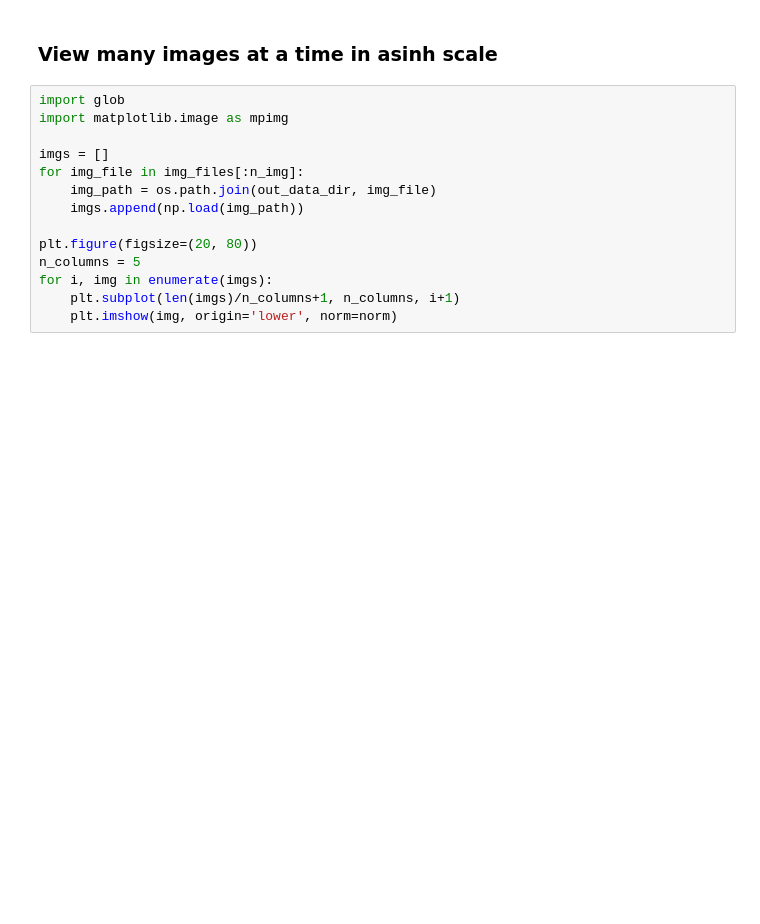
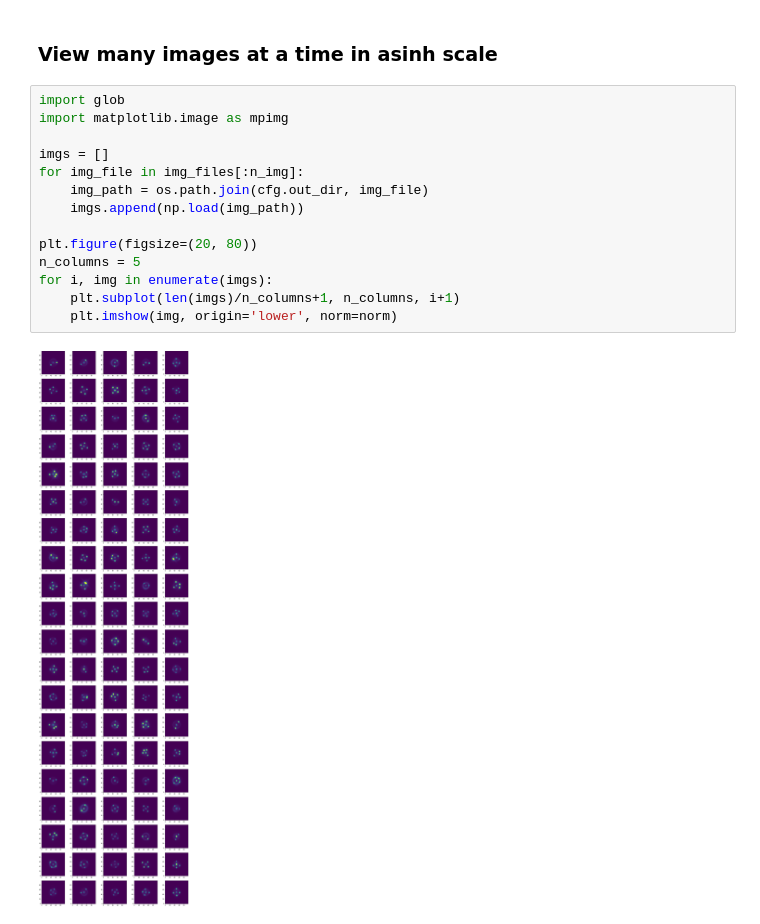
Before and after one commit to jiwoncpark/baobab, a Jupyter notebook: demo/Visualize_images.ipynb, the cells around one changed output. Drawn from its saved outputs; the diff is of its cells as text; blank space fills up the shorter version.

```diff
--- a/demo/Visualize_images.ipynb
+++ b/demo/Visualize_images.ipynb
@@ -78,14 +104,16 @@ for i, img in enumerate(imgs):
 # %%
 import glob
 import matplotlib.image as mpimg
 
 imgs = []
 for img_file in img_files[:n_img]:
-    img_path = os.path.join(out_data_dir, img_file)
+    img_path = os.path.join(cfg.out_dir, img_file)
     imgs.append(np.load(img_path))
 
 plt.figure(figsize=(20, 80))
 n_columns = 5
 for i, img in enumerate(imgs):
     plt.subplot(len(imgs)/n_columns+1, n_columns, i+1)
     plt.imshow(img, origin='lower', norm=norm)
+# %% [output]
+[figure, added]
```
Also changed, not shown: parts of 7 cells of this notebook.
